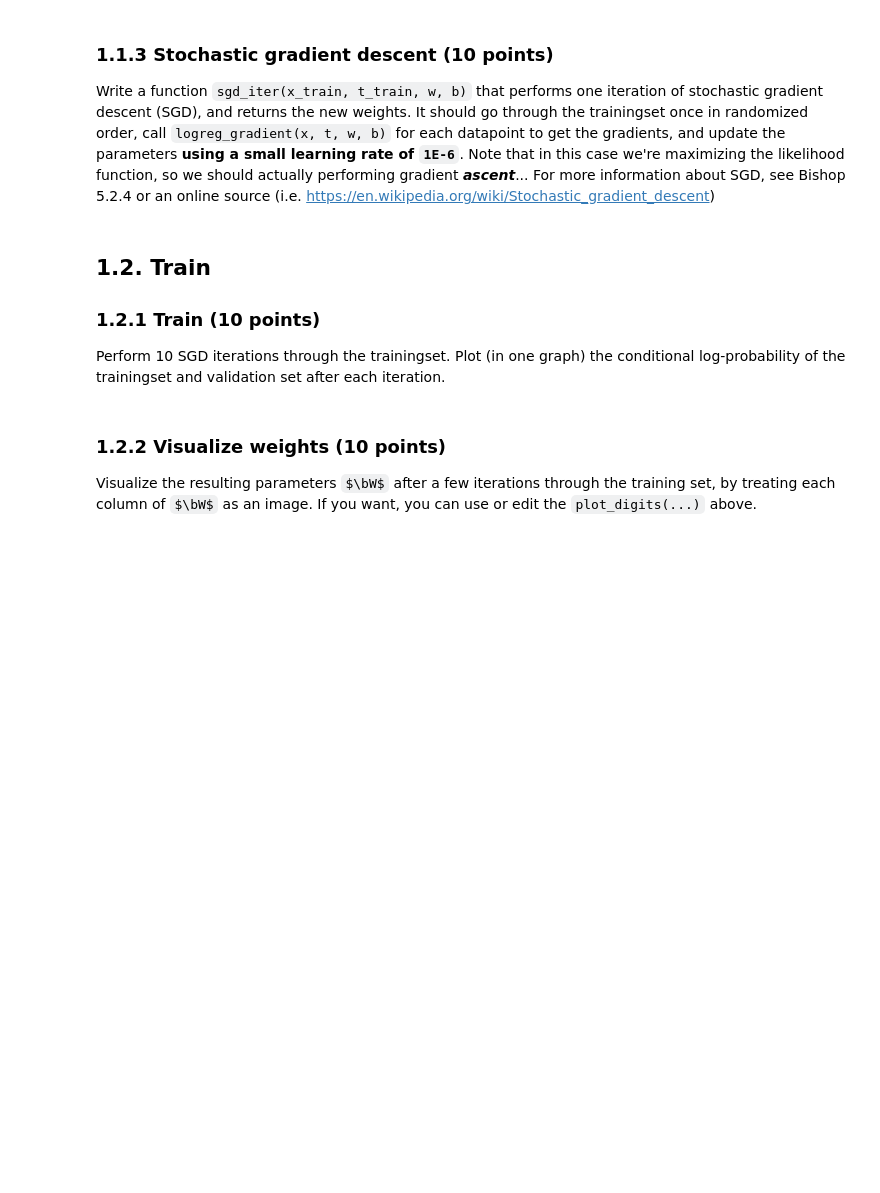
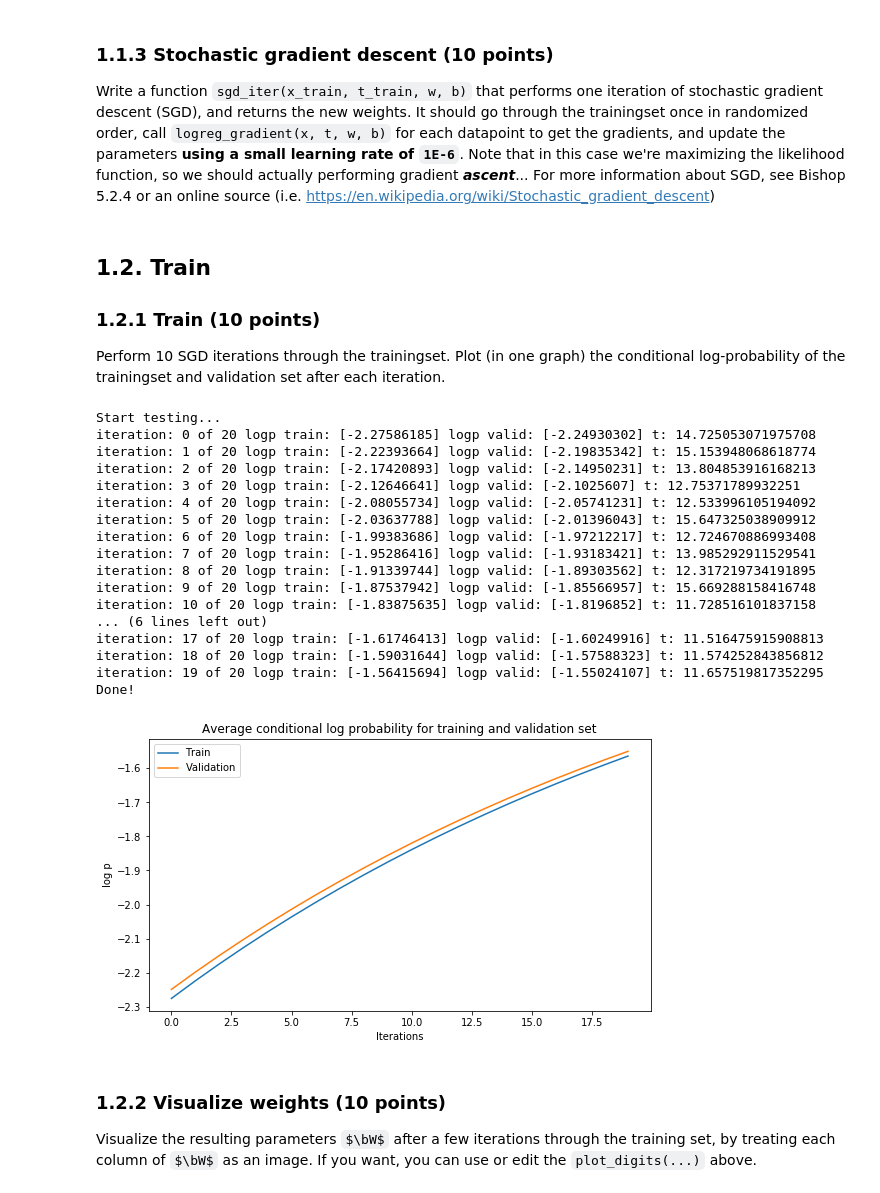
Before and after one commit to I-Pica/ML1, a Jupyter notebook: lab2.ipynb, the cells around one changed output. Drawn from its saved outputs; the diff is of its cells as text; code cells hidden in the pictures; some formulas as TeX source; blank space fills up the shorter version.

```diff
--- a/lab2.ipynb
+++ b/lab2.ipynb
@@ -315,8 +325,11 @@ Write a function `sgd_iter(x_train, t_train, w, b)` that performs one iteration
 # %%
 def sgd_iter(x_train, t_train, W, b):
     learning_rate = 1E-6
-    for i in range(len(t_train)):
-        logp_train, grad_W, grad_b = logreg_gradient(x_train[i:i+1,:], t_train[i:i+1], W, b)
+    idx = np.arange(0, len(t_train))
+    np.random.shuffle(idx)
+    logp_train = np.zeros(len(t_train))
+    for i in idx:
+        logp_train[i], grad_W, grad_b = logreg_gradient(x_train[i:i+1,:], t_train[i:i+1], W, b)
         W += learning_rate * grad_W
         b += learning_rate * grad_b
     return logp_train, W, b
@@ -334,28 +347,79 @@ logp_train, W, b = sgd_iter(x_train[:5], t_train[:5], w, b)
 Perform 10 SGD iterations through the trainingset. Plot (in one graph) the conditional log-probability of the trainingset and validation set after each iteration.
 # %%
 import sys
-# Note: the training may take a long time (5 min) to run for 10 iterations.
+import time
+def prediction(x, w, b):
+    logq = np.zeros(10)
+    tmp_w = w.T
+    for i in range(10):
+        logq[i] = np.dot(tmp_w[i, :], x.T) + b[i]
+
+    Z = 0
+    a = np.max(logq)
+    for i in range(len(logq)):
+        Z += np.exp(logq[i] - a)
+    logZ = a + np.log(Z)
+
+    logp = np.zeros((10, 1))
+    for i in range(10):
+        logp[i] = logq[i] - logZ
+    return logp
+
+def avg_probs(log_probs):
+    return np.sum(log_probs)/len(log_probs)
+
 def test_sgd(x_train, t_train, w, b):
     print("Start testing...")
-    n_iter = 10
+    n_iter = 20
     logp_t = np.zeros((n_iter,1))
     logp_v = np.zeros((n_iter,1))
     for i in range(n_iter):
+        t1 = time.time()
         sys.stdout.write("\r" + "iteration: " + str(i) + " of " + str(n_iter))
         logp_train, w, b = sgd_iter(x_train, t_train, w, b)
-        logp_valid = sgd_iter(x_train, t_train, w, b)[0]
-        logp_t[i] = logp_train
-        logp_v[i] = logp_valid
-        print(" p train:", np.exp(logp_train), "p valid:", np.exp(logp_valid))
+        logp_valid = []
+        for j in range(len(x_valid)):
+            x = x_valid[j:j+1, :]
+            t = t_valid[j:j+1]
+            pred_p = prediction(x, w, b)
+            logp_valid.append(pred_p[t])
+        logp_t[i] = avg_probs(logp_train)
+        logp_v[i] = avg_probs(logp_valid)
+        print(" logp train:", logp_t[i], "logp valid:", logp_v[i], "t:", time.time()-t1)
         sys.stdout.flush()
-    plt.plot(np.exp(logp))
     print("Done!")
+    plt.plot(logp_t, label='Train')
+    plt.plot(logp_v, label='Validation')
+    plt.legend()
+    plt.xlabel('Iterations')
+    plt.ylabel('log p')
+    plt.title('Average conditional log probability for training and validation set')
+    plt.show()
     return w, b
 
 np.random.seed(1243)
 w = np.zeros((28*28, 10))
 b = np.zeros(10)
 w,b = test_sgd(x_train, t_train, w, b)
+# %% [output]
+Start testing...
+iteration: 0 of 20 logp train: [-2.27586185] logp valid: [-2.24930302] t: 14.725053071975708
+iteration: 1 of 20 logp train: [-2.22393664] logp valid: [-2.19835342] t: 15.153948068618774
+iteration: 2 of 20 logp train: [-2.17420893] logp valid: [-2.14950231] t: 13.804853916168213
+iteration: 3 of 20 logp train: [-2.12646641] logp valid: [-2.1025607] t: 12.75371789932251
+iteration: 4 of 20 logp train: [-2.08055734] logp valid: [-2.05741231] t: 12.533996105194092
+iteration: 5 of 20 logp train: [-2.03637788] logp valid: [-2.01396043] t: 15.647325038909912
+iteration: 6 of 20 logp train: [-1.99383686] logp valid: [-1.97212217] t: 12.724670886993408
+iteration: 7 of 20 logp train: [-1.95286416] logp valid: [-1.93183421] t: 13.985292911529541
+iteration: 8 of 20 logp train: [-1.91339744] logp valid: [-1.89303562] t: 12.317219734191895
+iteration: 9 of 20 logp train: [-1.87537942] logp valid: [-1.85566957] t: 15.669288158416748
+iteration: 10 of 20 logp train: [-1.83875635] logp valid: [-1.8196852] t: 11.728516101837158
+... (6 lines left out)
+iteration: 17 of 20 logp train: [-1.61746413] logp valid: [-1.60249916] t: 11.516475915908813
+iteration: 18 of 20 logp train: [-1.59031644] logp valid: [-1.57588323] t: 11.574252843856812
+iteration: 19 of 20 logp train: [-1.56415694] logp valid: [-1.55024107] t: 11.657519817352295
+Done!
+[figure, added]
 # %% [markdown]
 ### 1.2.2 Visualize weights (10 points)
 Visualize the resulting parameters $\bW$ after a few iterations through the training set, by treating each column of $\bW$ as an image. If you want, you can use or edit the `plot_digits(...)` above.
```
Also changed, not shown: parts of 27 cells of this notebook.
